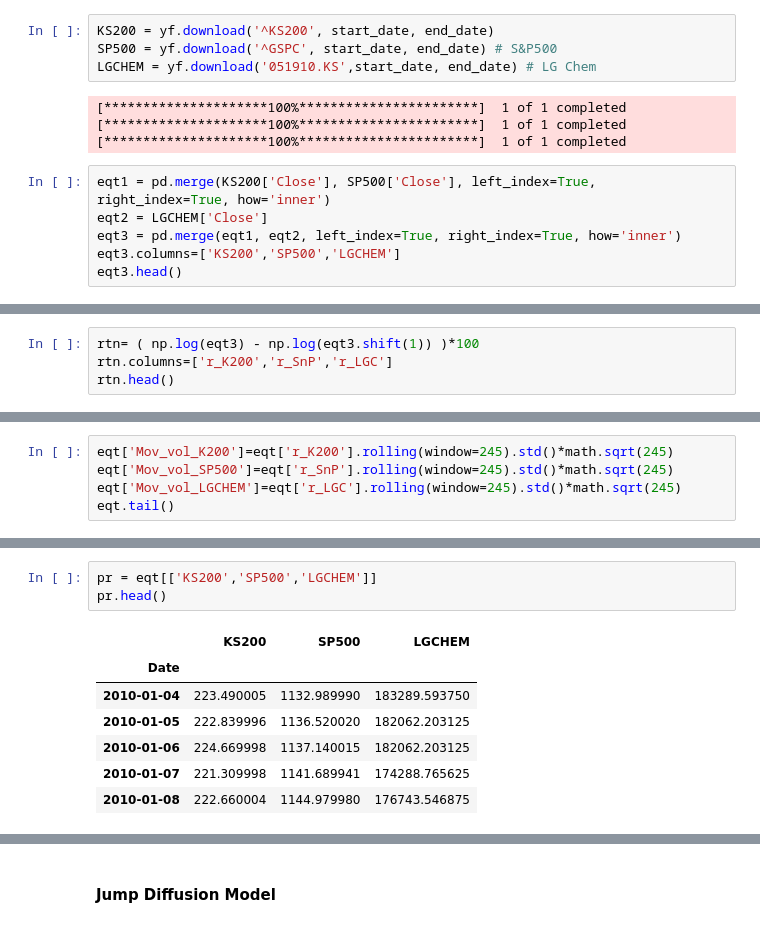
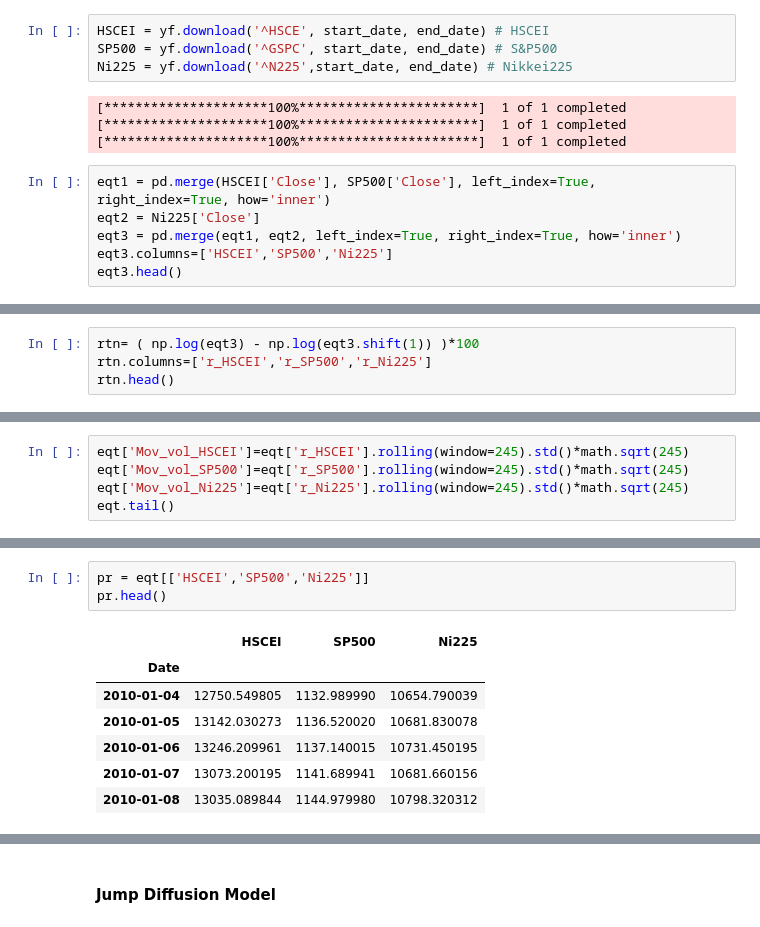
Before and after one commit to seunghee-lee/option, a Jupyter notebook: ELS_Valuation_Practice.ipynb, the cells around one changed output, grey strips where cells are left out. Cells and saved outputs as stored; diff of their text form.

```diff
--- a/ELS_Valuation_Practice.ipynb
+++ b/ELS_Valuation_Practice.ipynb
@@ -1067,15 +1067,15 @@ end_date = '2025-07-01'
 # %%
-KS200 = yf.download('^KS200', start_date, end_date)
+HSCEI = yf.download('^HSCE', start_date, end_date) # HSCEI
 SP500 = yf.download('^GSPC', start_date, end_date) # S&P500
-LGCHEM = yf.download('051910.KS',start_date, end_date) # LG Chem
+Ni225 = yf.download('^N225',start_date, end_date) # Nikkei225
 # %% [output]
 [*********************100%***********************]  1 of 1 completed
 [*********************100%***********************]  1 of 1 completed
 [*********************100%***********************]  1 of 1 completed
 # %%
-eqt1 = pd.merge(KS200['Close'], SP500['Close'], left_index=True, right_index=True, how='inner')
-eqt2 = LGCHEM['Close']
+eqt1 = pd.merge(HSCEI['Close'], SP500['Close'], left_index=True, right_index=True, how='inner')
+eqt2 = Ni225['Close']
 eqt3 = pd.merge(eqt1, eqt2, left_index=True, right_index=True, how='inner')
-eqt3.columns=['KS200','SP500','LGCHEM']
+eqt3.columns=['HSCEI','SP500','Ni225']
 eqt3.head()
 # %% [output]
@@ -1089,5 +1089,5 @@ eqt3.head()
 # %%
 rtn= ( np.log(eqt3) - np.log(eqt3.shift(1)) )*100
-rtn.columns=['r_K200','r_SnP','r_LGC']
+rtn.columns=['r_HSCEI','r_SP500','r_Ni225']
 rtn.head()
 # %% [output]
@@ -1112,6 +1112,6 @@ eqt.head()
 # %%
-eqt['Mov_vol_K200']=eqt['r_K200'].rolling(window=245).std()*math.sqrt(245)
-eqt['Mov_vol_SP500']=eqt['r_SnP'].rolling(window=245).std()*math.sqrt(245)
-eqt['Mov_vol_LGCHEM']=eqt['r_LGC'].rolling(window=245).std()*math.sqrt(245)
+eqt['Mov_vol_HSCEI']=eqt['r_HSCEI'].rolling(window=245).std()*math.sqrt(245)
+eqt['Mov_vol_SP500']=eqt['r_SP500'].rolling(window=245).std()*math.sqrt(245)
+eqt['Mov_vol_Ni225']=eqt['r_Ni225'].rolling(window=245).std()*math.sqrt(245)
 eqt.tail()
 # %% [output]
@@ -1143,14 +1143,14 @@ array([<Axes: xlabel='Date'>, <Axes: xlabel='Date'>,
 # %%
-pr = eqt[['KS200','SP500','LGCHEM']]
+pr = eqt[['HSCEI','SP500','Ni225']]
 pr.head()
 # %% [output]
-|  | KS200 | SP500 | LGCHEM |
+|  | HSCEI | SP500 | Ni225 |
 | Date |  |  |  |
-| 2010-01-04 | 223.490005 | 1132.989990 | 183289.593750 |
-| 2010-01-05 | 222.839996 | 1136.520020 | 182062.203125 |
-| 2010-01-06 | 224.669998 | 1137.140015 | 182062.203125 |
-| 2010-01-07 | 221.309998 | 1141.689941 | 174288.765625 |
-| 2010-01-08 | 222.660004 | 1144.979980 | 176743.546875 |
+| 2010-01-04 | 12750.549805 | 1132.989990 | 10654.790039 |
+| 2010-01-05 | 13142.030273 | 1136.520020 | 10681.830078 |
+| 2010-01-06 | 13246.209961 | 1137.140015 | 10731.450195 |
+| 2010-01-07 | 13073.200195 | 1141.689941 | 10681.660156 |
+| 2010-01-08 | 13035.089844 | 1144.979980 | 10798.320312 |
 # %%
 print(pr.describe())
 print('skeness: ', pr.skew(axis=0))
```
Also changed, not shown: parts of 21 cells of this notebook.
